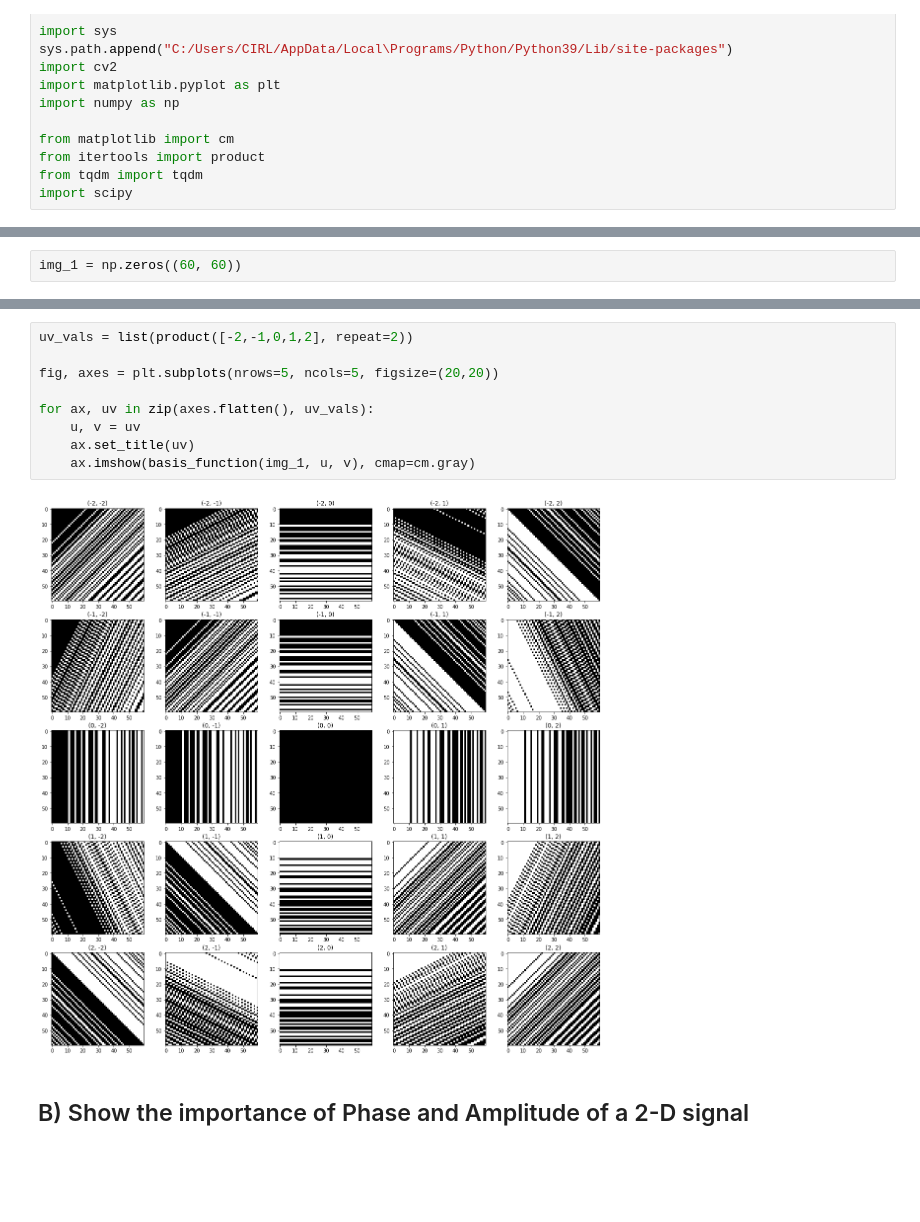
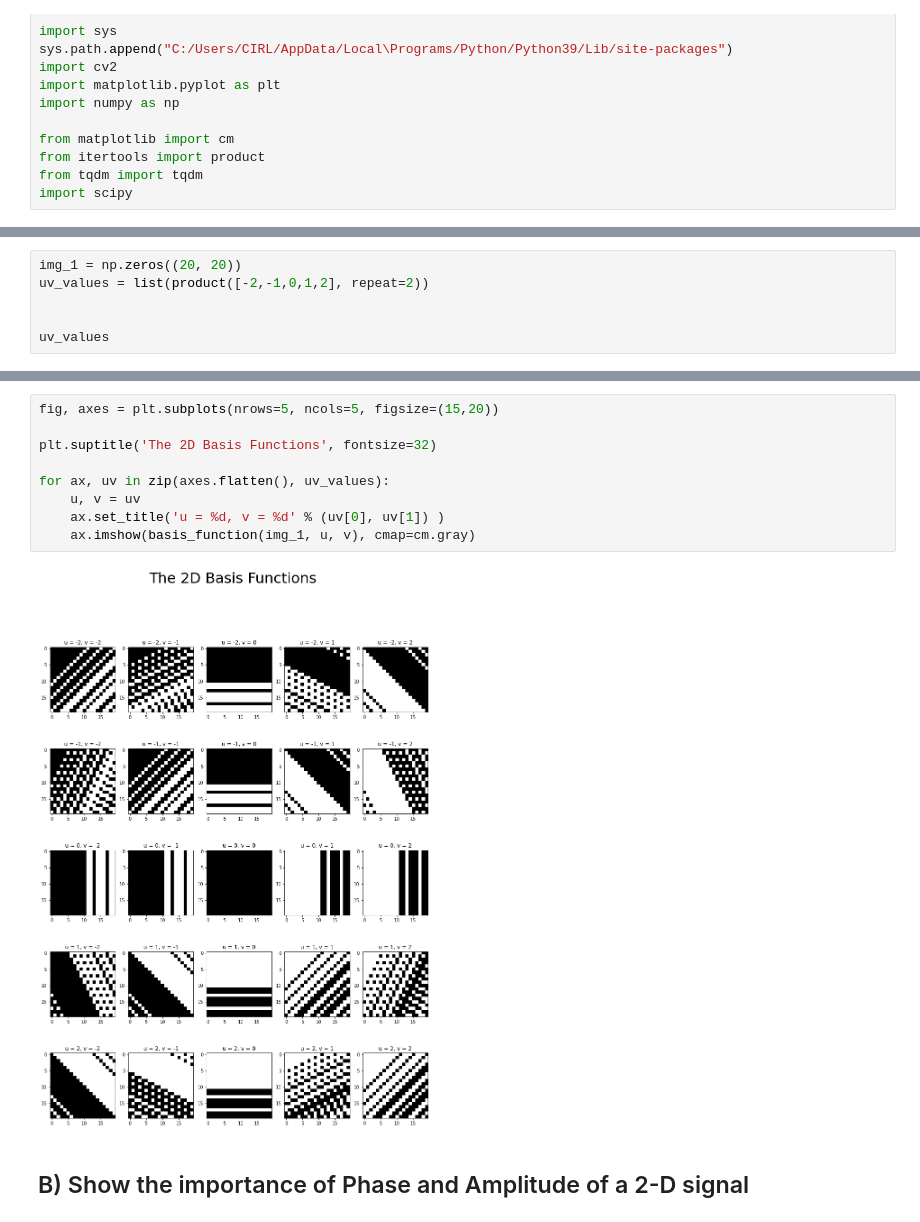
Before and after one commit to bereketeshete/Image-Processing, a Jupyter notebook: Assignment 3 - Image Fourier Transform/Assignment 3 Bereket.ipynb, the cells around one changed output, grey strips where cells are left out. Saved outputs shown, nothing was run; the diff lists cells and outputs as text; blank space fills up the shorter version.

```diff
--- a/Assignment 3 - Image Fourier Transform/Assignment 3 Bereket.ipynb
+++ b/Assignment 3 - Image Fourier Transform/Assignment 3 Bereket.ipynb
@@ -85,2 +99,6 @@ def scale_img(img, qmin=0, qmax=255):
 # %%
-img_1 = np.zeros((60, 60))
+img_1 = np.zeros((20, 20))
+uv_values = list(product([-2,-1,0,1,2], repeat=2))
+
+
+uv_values
@@ -87,13 +123,13 @@ img_1 = np.zeros((60, 60))
 # %%
-uv_vals = list(product([-2,-1,0,1,2], repeat=2))
+fig, axes = plt.subplots(nrows=5, ncols=5, figsize=(15,20))
 
-fig, axes = plt.subplots(nrows=5, ncols=5, figsize=(20,20))
+plt.suptitle('The 2D Basis Functions', fontsize=32)
 
-for ax, uv in zip(axes.flatten(), uv_vals):
+for ax, uv in zip(axes.flatten(), uv_values):
     u, v = uv
-    ax.set_title(uv)
+    ax.set_title('u = %d, v = %d' % (uv[0], uv[1]) )
     ax.imshow(basis_function(img_1, u, v), cmap=cm.gray)
 # %% [output]
-[figure, old version]
+[figure, new version]
 # %% [markdown]
 ## B) Show the importance of Phase and Amplitude of a 2-D signal
```
Also changed, not shown: parts of 4 cells of this notebook.
